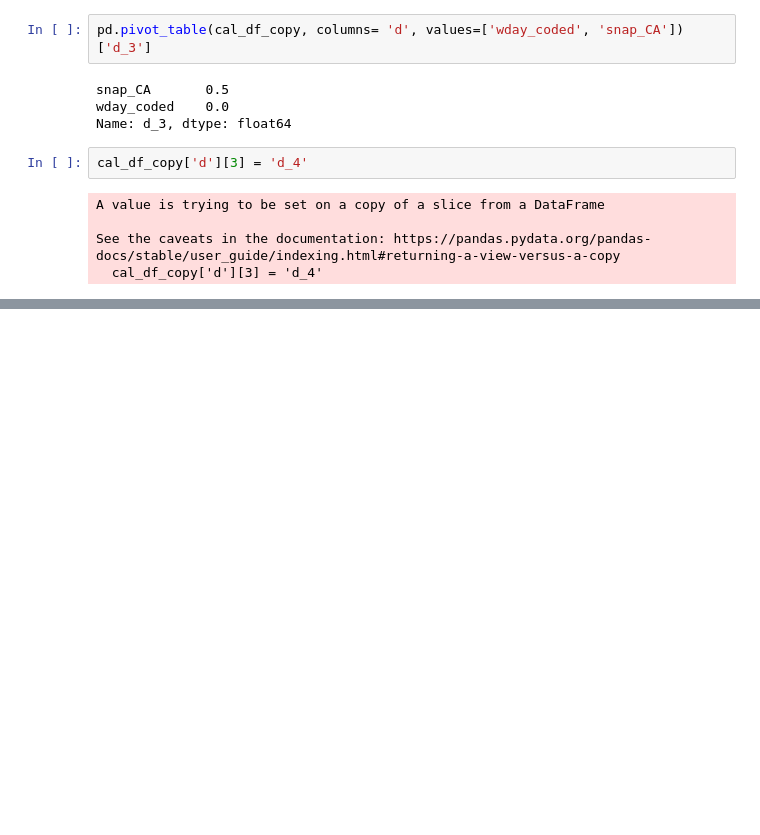
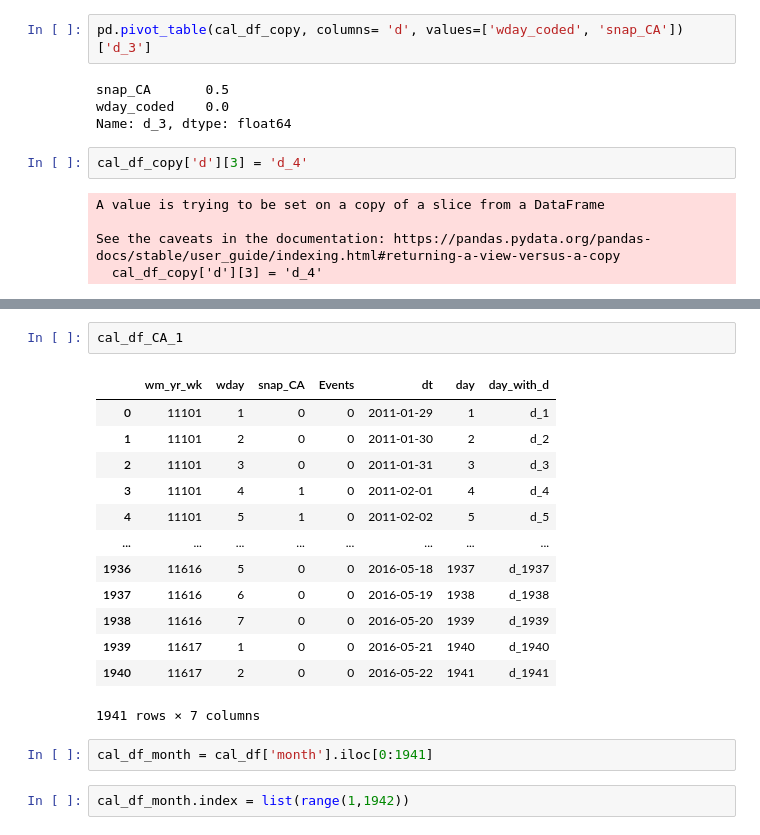
Before and after one commit to krishnans14/Joinhowdy_projects, a Jupyter notebook: M5_Competition_EDA.ipynb, the cells around one changed output, grey strips where cells are left out. Cells and saved outputs as stored; diff of their text form; blank space fills up the shorter version.

```diff
--- a/M5_Competition_EDA.ipynb
+++ b/M5_Competition_EDA.ipynb
@@ -1135,0 +1287,20 @@ Update: 28 Jan 2021
+# %%
+cal_df_CA_1
+# %% [output]
+|  | wm_yr_wk | wday | snap_CA | Events | dt | day | day_with_d |
+| 0 | 11101 | 1 | 0 | 0 | 2011-01-29 | 1 | d_1 |
+| 1 | 11101 | 2 | 0 | 0 | 2011-01-30 | 2 | d_2 |
+| 2 | 11101 | 3 | 0 | 0 | 2011-01-31 | 3 | d_3 |
+| 3 | 11101 | 4 | 1 | 0 | 2011-02-01 | 4 | d_4 |
+| 4 | 11101 | 5 | 1 | 0 | 2011-02-02 | 5 | d_5 |
+| ... | ... | ... | ... | ... | ... | ... | ... |
+| 1936 | 11616 | 5 | 0 | 0 | 2016-05-18 | 1937 | d_1937 |
+| 1937 | 11616 | 6 | 0 | 0 | 2016-05-19 | 1938 | d_1938 |
+| 1938 | 11616 | 7 | 0 | 0 | 2016-05-20 | 1939 | d_1939 |
+| 1939 | 11617 | 1 | 0 | 0 | 2016-05-21 | 1940 | d_1940 |
+| 1940 | 11617 | 2 | 0 | 0 | 2016-05-22 | 1941 | d_1941 |
+1941 rows × 7 columns
+# %%
+cal_df_month = cal_df['month'].iloc[0:1941]
+# %%
+cal_df_month.index = list(range(1,1942))
```
Also changed, not shown: parts of 23 cells of this notebook.
